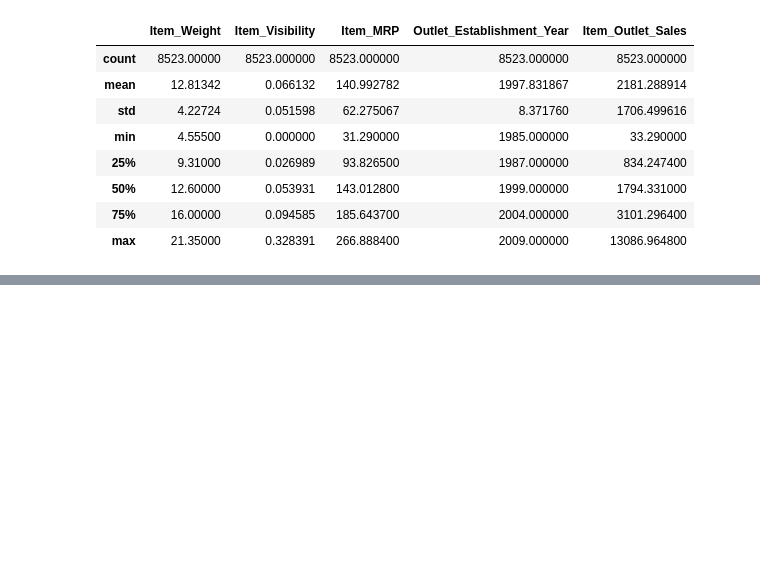
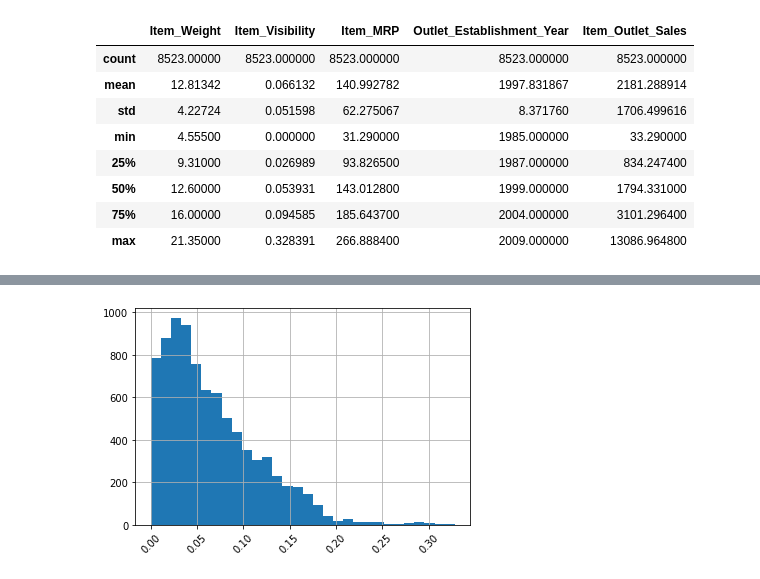
Before and after one commit to LarsonBodden/Sales-Prediction-Project, a Jupyter notebook: Sales_Predictions.ipynb, the cells around one changed output, grey strips where cells are left out. Cells and saved outputs as stored; diff of their text form; code cells hidden in the pictures; blank space fills up the shorter version.

```diff
--- a/Sales_Predictions.ipynb
+++ b/Sales_Predictions.ipynb
@@ -195,0 +208,6 @@ df.describe()
+# %%
+df['Item_Visibility'].hist(bins = 30)
+plt.xticks(rotation = 45)
+plt.ticklabel_format(useOffset=False, style='plain')
+# %% [output]
+[figure, added]
```
Also changed, not shown: parts of 9 cells of this notebook.
